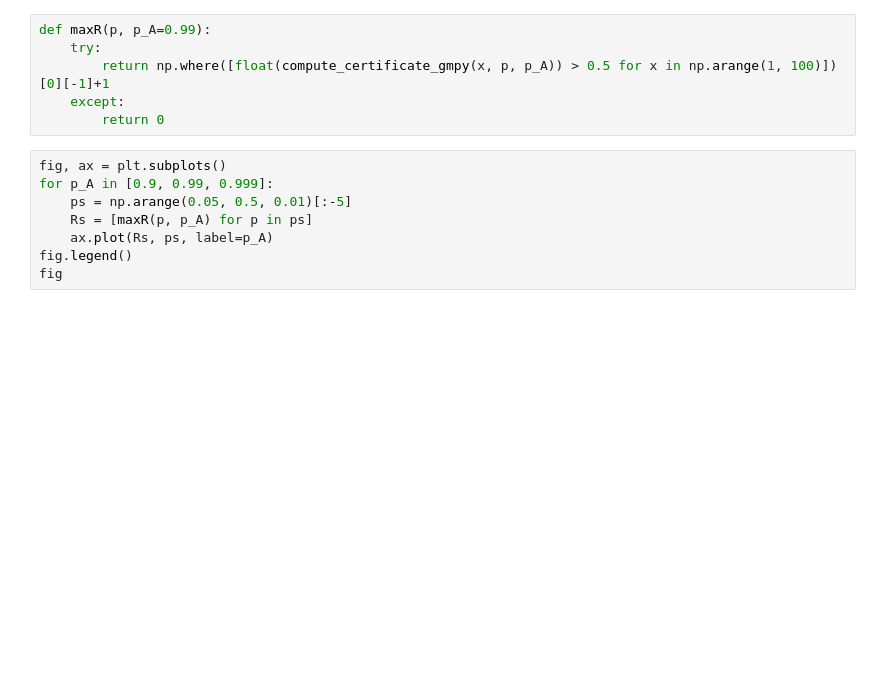
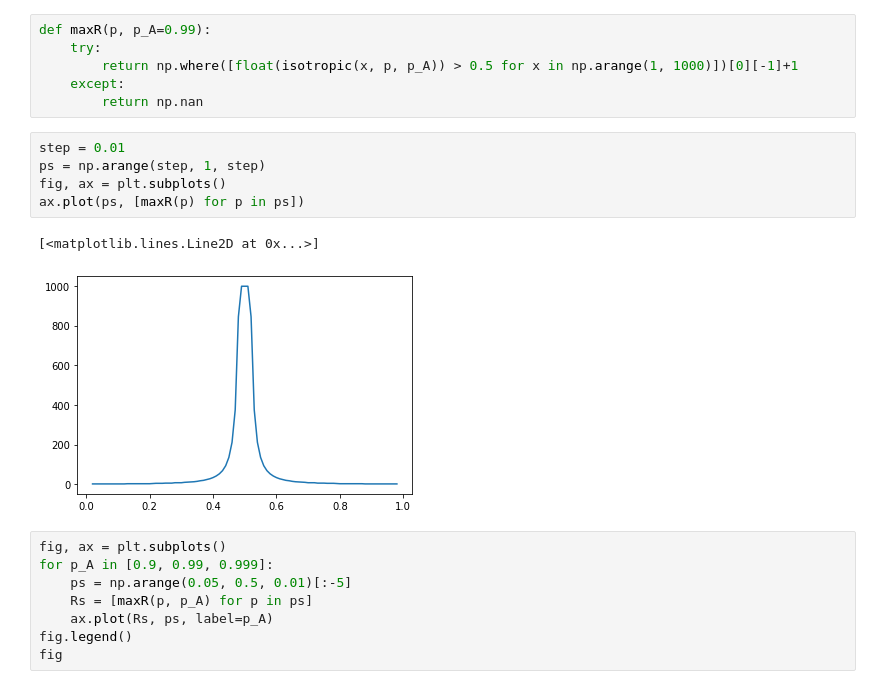
Before and after one commit to pierreosselin/structureaware, a Jupyter notebook: notebooks/limits_of_certificate.ipynb, the cells around one changed output. Saved outputs shown, nothing was run; the diff lists cells and outputs as text; blank space fills up the shorter version.

```diff
--- a/notebooks/limits_of_certificate.ipynb
+++ b/notebooks/limits_of_certificate.ipynb
@@ -13,9 +58,17 @@ from scipy.optimize import minimize_scalar
 # %%
 def maxR(p, p_A=0.99):
     try:
-        return np.where([float(compute_certificate_gmpy(x, p, p_A)) > 0.5 for x in np.arange(1, 100)])[0][-1]+1
+        return np.where([float(isotropic(x, p, p_A)) > 0.5 for x in np.arange(1, 1000)])[0][-1]+1
     except:
-        return 0
+        return np.nan
+# %%
+step = 0.01
+ps = np.arange(step, 1, step)
+fig, ax = plt.subplots()
+ax.plot(ps, [maxR(p) for p in ps])
+# %% [output]
+[<matplotlib.lines.Line2D at 0x...>]
+[figure, added]
 # %%
 fig, ax = plt.subplots()
 for p_A in [0.9, 0.99, 0.999]:
```
Also changed, not shown: parts of 12 cells of this notebook, 4 other files.
